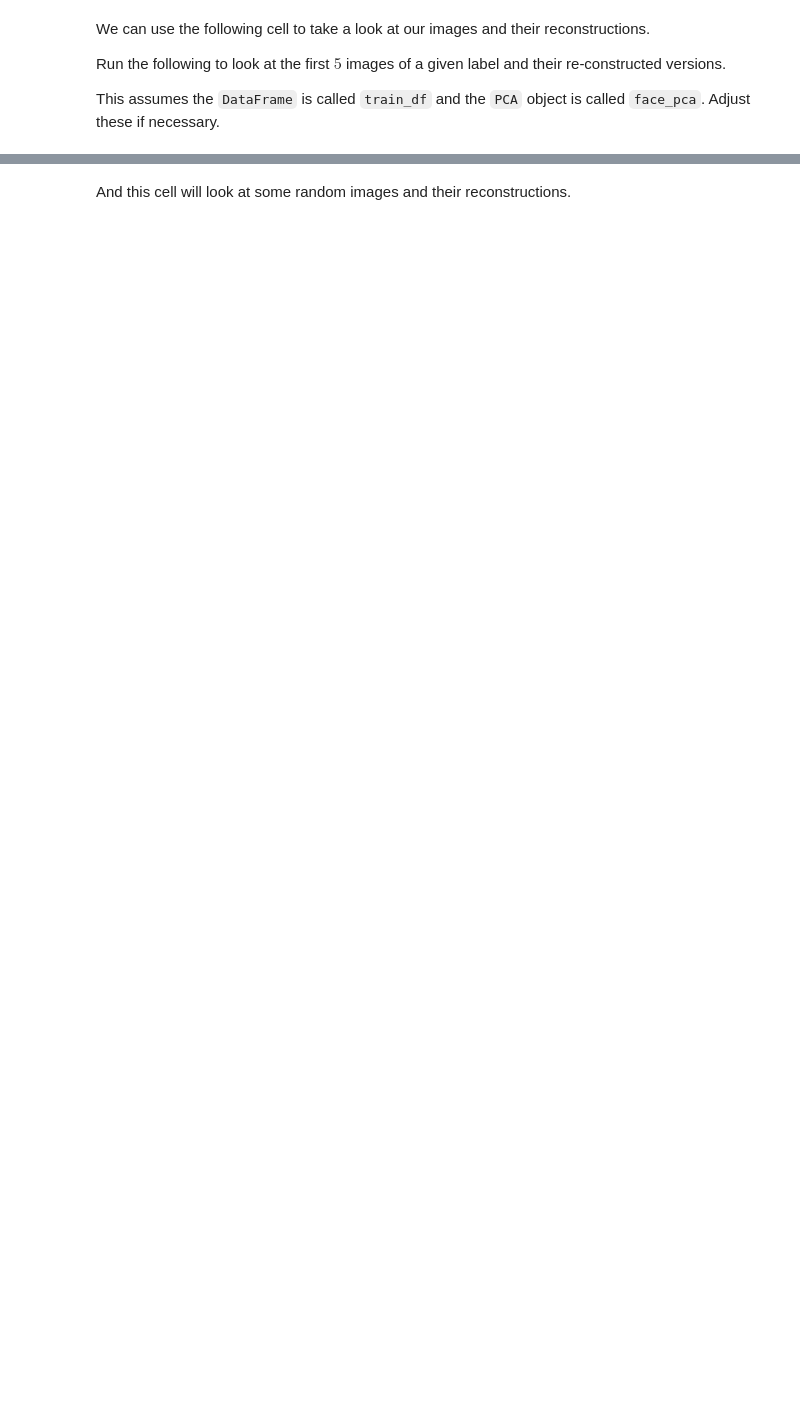
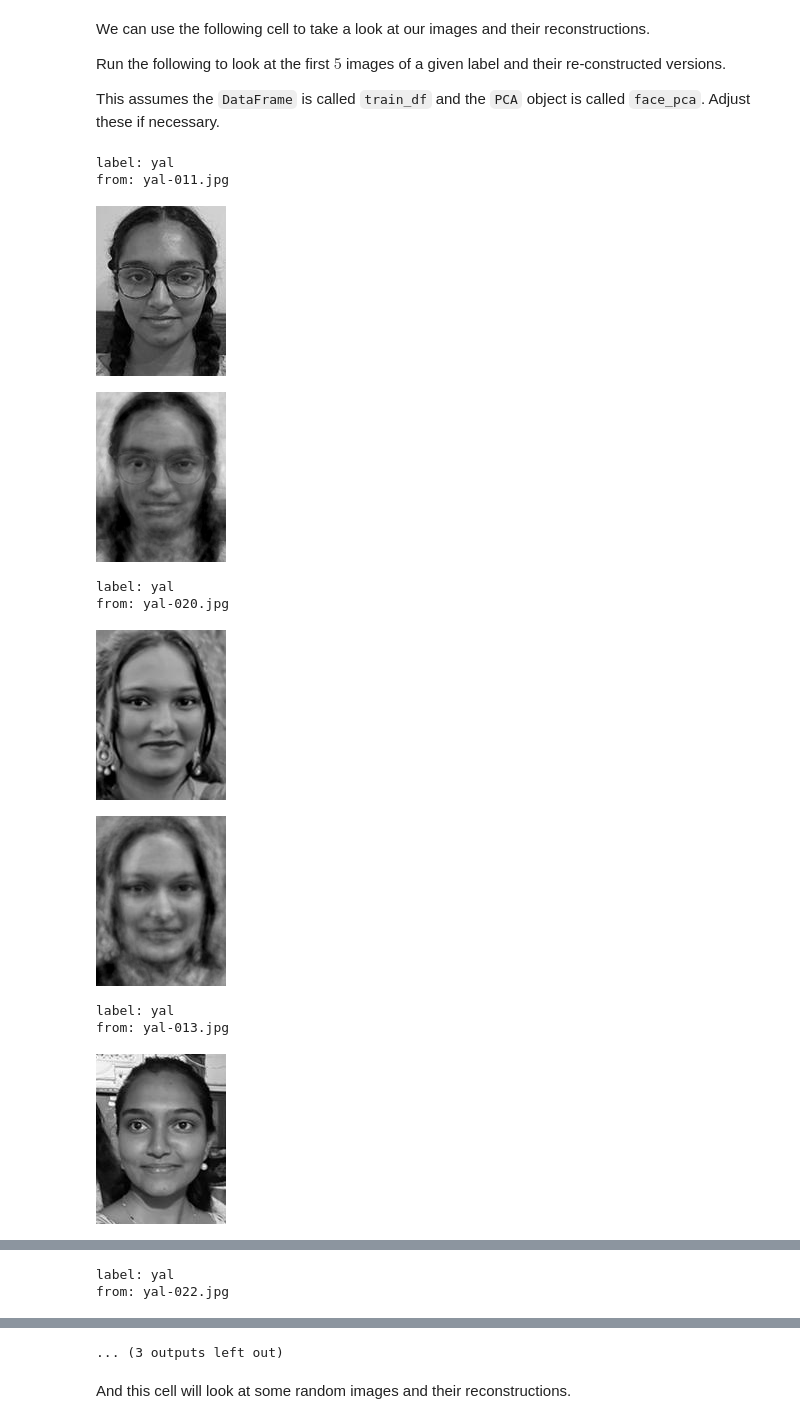
Before and after one commit to IntrotoML9103/HW_10, a Jupyter notebook: HW10.ipynb, the cells around one changed output, grey strips where cells are left out. Saved outputs shown, nothing was run; the diff lists cells and outputs as text; code cells hidden in the pictures; blank space fills up the shorter version.

```diff
--- a/HW10.ipynb
+++ b/HW10.ipynb
@@ -156,11 +156,20 @@ We can also create a `DataFrame` for testing now by using the same `PCA` object
 Since we won't train anything with the test dataset, it's ok to just keep the labels in `test["labels"]` as they are.
 # %%
 # TODO: reload the dataset, now with our images
+train, test = LFWUtils.train_test_split(0.5)
 
 # TODO: create PCA, fit and transform train data
+face_pca = PCA(n_components=100)
+face_pca_df = face_pca.fit_transform(train['pixels'])
 
 # TODO: check PCA captured variance
+print("variance:", face_pca.explained_variance())
 
 # TODO: prepare DataFrame for training (add label column)
+train_df = pd.DataFrame(face_pca_df)
+train_df['label'] = train['labels']
 
 # TODO: create the test DataFrame by running PCA on the test data
+test_pca_df = face_pca.transform(test['pixels'])
+test_df = pd.DataFrame(test_pca_df)
+test_df['label'] = test['labels']
@@ -173,21 +184,33 @@ This assumes the `DataFrame` is called `train_df` and the `PCA` object is called
 # %%
 # TODO: change this label to your label to see how
 #       your images are being encoded
-awesome_label = "watts"
+awesome_label = "yal"
 awesome_id = LFWUtils.L2I[awesome_label]
 
 # this filters the DataFrame by our label
 awesome_df = train_df[train_df["label"] == awesome_id]
 
 # reconstruct all images
 pca_pixels = face_pca.inverse_transform(awesome_df)
 
 # associate the original indexes with the reconstructed pca pixels
 idx_pca = zip(awesome_df.index, pca_pixels.values)
 
 # iterate through indexes and pca pixels
 for img_idx, img_pca in list(idx_pca)[:5]:
   print("label:", awesome_label,
         "\nfrom:", train["files"][img_idx])
   display(make_image(train["pixels"][img_idx], width=130))
   display(make_image(img_pca, width=130))
+# %% [output]
+label: yal
+from: yal-011.jpg
+[figure, added]
+[figure, added]
+label: yal
+from: yal-020.jpg
+[figure, added]
+[figure, added]
+label: yal
+from: yal-013.jpg
+[figure, added]
@@ -193,0 +218,2 @@ for img_idx, img_pca in list(idx_pca)[:5]:
+label: yal
+from: yal-022.jpg
@@ -194,3 +222,4 @@ for img_idx, img_pca in list(idx_pca)[:5]:
+... (3 outputs left out)
 # %% [markdown]
 And this cell will look at some random images and their reconstructions.
 # %%
```
Also changed, not shown: parts of 7 cells of this notebook.
